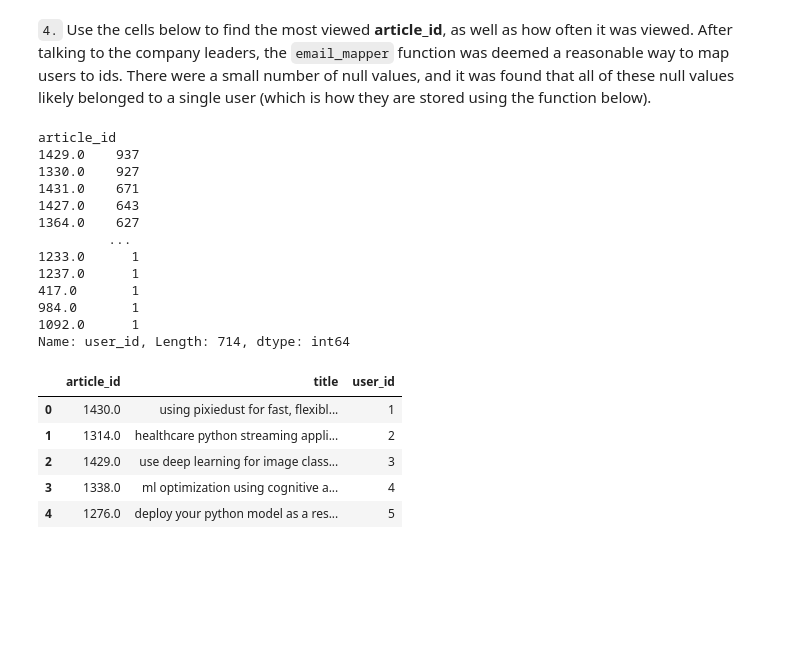
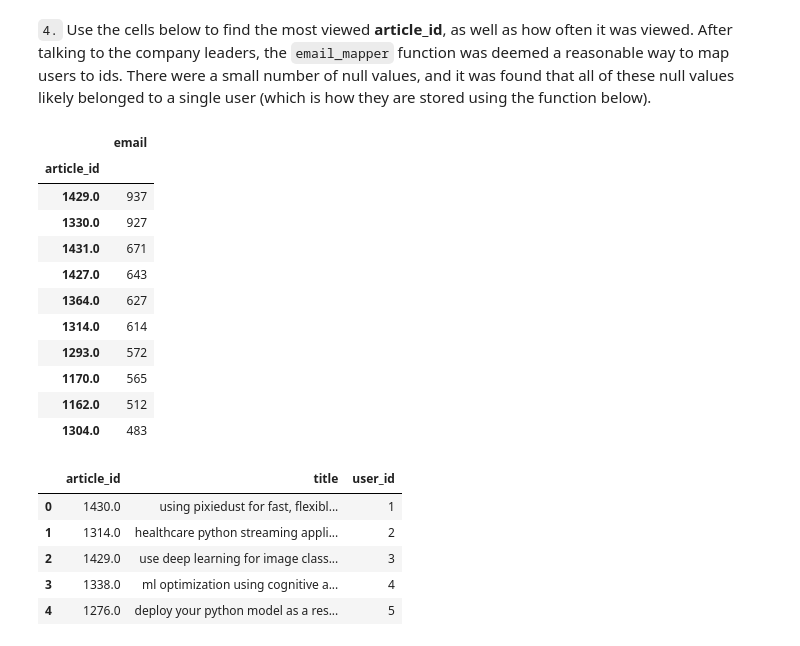
Before and after one commit to uforodavid/Recommendations-with-IBM, a Jupyter notebook: Recommendations_with_IBM.ipynb, the cells around one changed output. Saved outputs shown, nothing was run; the diff lists cells and outputs as text; code cells hidden in the pictures; blank space fills up the shorter version.

```diff
--- a/Recommendations_with_IBM.ipynb
+++ b/Recommendations_with_IBM.ipynb
@@ -162,21 +162,24 @@ user_article_interactions = 45993 # The number of user-article interactions
 `4.` Use the cells below to find the most viewed **article_id**, as well as how often it was viewed.  After talking to the company leaders, the `email_mapper` function was deemed a reasonable way to map users to ids.  There were a small number of null values, and it was found that all of these null values likely belonged to a single user (which is how they are stored using the function below).
 # %%
 #most viewed article
-df.groupby('article_id').count()['user_id'].sort_values(ascending=False)
+top=df.groupby('article_id').count()['email'].sort_values(ascending=False).nlargest(10)
-# %% [output]
-article_id
-1429.0    937
-1330.0    927
-1431.0    671
-1427.0    643
-1364.0    627
-         ...
-1233.0      1
-1237.0      1
-417.0       1
-984.0       1
-1092.0      1
-Name: user_id, Length: 714, dtype: int64
+# %%
+top = pd.DataFrame(top)
+# %%
+top
+# %% [output]
+|  | email |
+| article_id |  |
+| 1429.0 | 937 |
+| 1330.0 | 927 |
+| 1431.0 | 671 |
+| 1427.0 | 643 |
+| 1364.0 | 627 |
+| 1314.0 | 614 |
+| 1293.0 | 572 |
+| 1170.0 | 565 |
+| 1162.0 | 512 |
+| 1304.0 | 483 |
 # %%
 most_viewed_article_id = '1429.0' # The most viewed article in the dataset as a string with one value following the decimal
 max_views = 937 # The most viewed article in the dataset was viewed how many times?
```
Also changed, not shown: parts of 5 cells of this notebook.
